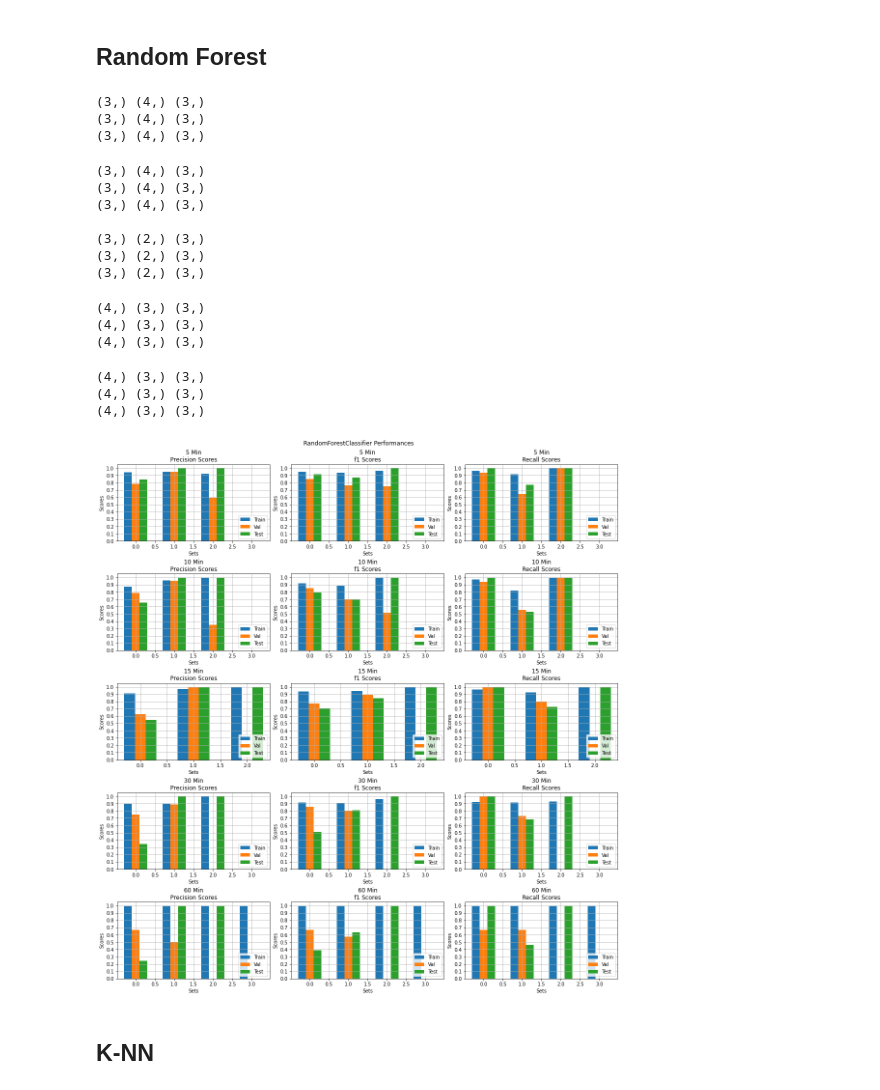
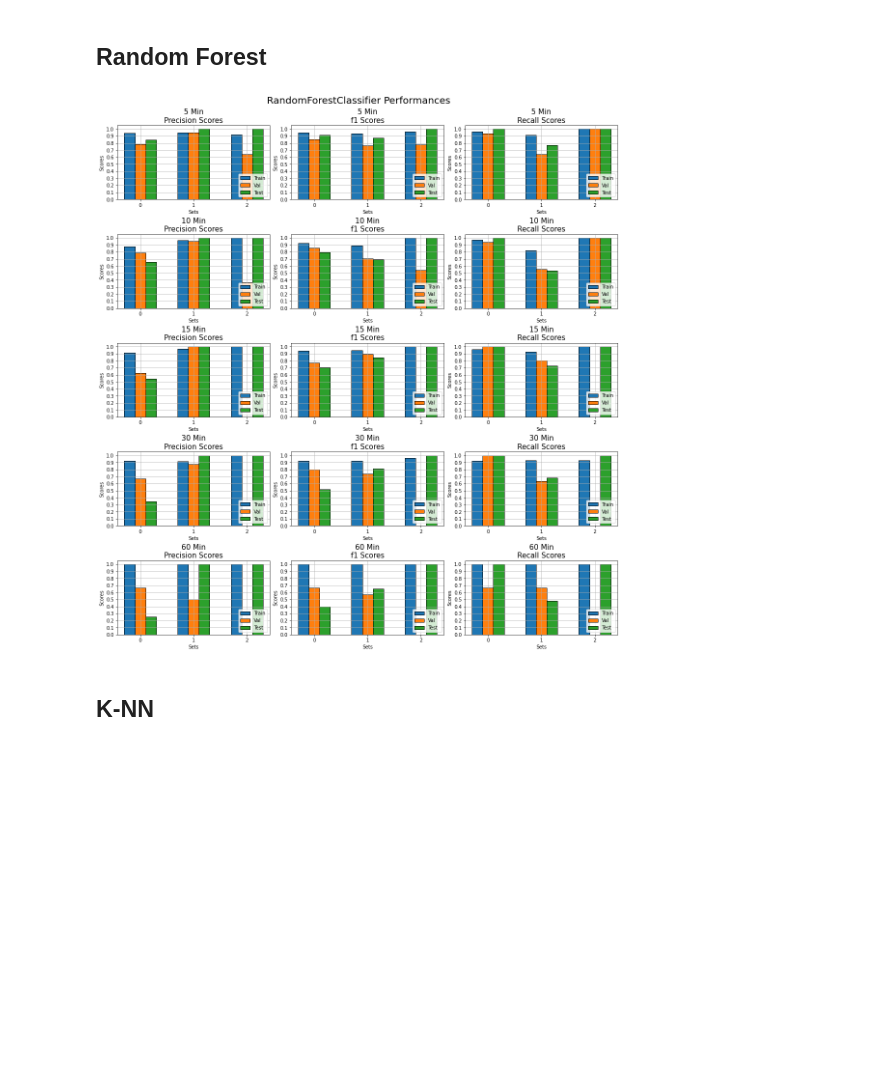
Before and after one commit to Hsgngr/KuKu, a Jupyter notebook: training_plot.ipynb, the cells around one changed output. Saved outputs shown, nothing was run; the diff lists cells and outputs as text; code cells hidden in the pictures; blank space fills up the shorter version.

Commit message:
model prediction plots

```diff
--- a/training_plot.ipynb
+++ b/training_plot.ipynb
@@ -100,16 +124,17 @@ def plot_class_histograms_to_row(axs, df_timed_dct_single_time, time_offset, max
     axs[3].hist(y_test, bins=np.arange(max_class_idx+1), label='Test', color='y')
 
     for ax in axs:
+        ax.set_title(f'Time Offset: {time_offset}', fontsize=15)
         ax.set_xlabel('Classes', fontsize=13)
         ax.set_ylabel('Counts', fontsize=13)
         ax.set_xticks(np.arange(max_class_idx+1))
         ax.legend(loc=1, fontsize=13)
 
-def plot_class_histograms(df_timed_dct, max_classes=7):
+def plot_class_histograms(df_timed_dct, max_class_idx=6):
     fig, axs = plt.subplots(5, 4, figsize=(15,16), constrained_layout=True)
-    fig.suptitle('Class Histograms of Each Time Step')
+    fig.suptitle('Class Histograms of Each Time Step', fontsize=20)
     for i, (time_offset, df_timed_dct_single_time) in enumerate(df_timed_dct.items()):
-        plot_class_histograms_to_row(axs[i], df_timed_dct_single_time, time_offset, max_classes)
+        plot_class_histograms_to_row(axs[i], df_timed_dct_single_time, time_offset, max_class_idx)
     plt.show()
     return fig
 # %%
@@ -121,10 +146,9 @@ fig = plot_class_histograms(_df_timed_dct)
 2, 2, 1
 # %%
 # Drop the rows with low accuring target weather classes
-# 3 seems like will be enough
-CLASS_IDX_BOUNDARY = 3
+# 2 seems like will be enough
+CLASS_IDX_BOUNDARY = 2
 
-import copy
 _df_timed_dct = copy.deepcopy(df_timed_dct)
 
 df_timed_dct_subset = {}
@@ -133,6 +157,6 @@ for time_offset, df_timed in _df_timed_dct.items():
     for typ, d_set in df_timed.items():
         df_timed_dct_subset[time_offset][typ] = d_set[d_set['TARGET_WEATHER']<=CLASS_IDX_BOUNDARY].copy()
 # %%
-fig = plot_class_histograms(df_timed_dct_subset, max_classes=CLASS_IDX_BOUNDARY)
+fig = plot_class_histograms(df_timed_dct_subset, max_class_idx=CLASS_IDX_BOUNDARY+1)
 #fig.savefig('Weather_Classes-After.jpeg')
 # %% [output]
@@ -170,11 +194,6 @@ def get_classification_metrics(y_train, y_val, y_test, y_pred_train, y_pred_val,
     val_prec, val_rec, val_f1, val_sup = precision_recall_fscore_support(y_val, y_pred_val)
     #test_acc = accuracy_score(y_test, y_pred_test)
     test_prec, test_rec, test_f1, test_sup = precision_recall_fscore_support(y_test, y_pred_test)
-
-    print(train_prec.shape, val_prec.shape, test_prec.shape)
-    print(train_rec.shape, val_rec.shape, test_rec.shape)
-    print(train_f1.shape, val_f1.shape, test_f1.shape)
-    print()
 
     train_prec_full = np.zeros((max_class_id+1,))
     train_rec_full = np.zeros((max_class_id+1,))
@@ -203,7 +222,7 @@ def get_classification_metrics(y_train, y_val, y_test, y_pred_train, y_pred_val,
 
     #classes = [train_classes,val_classes,test_classes]
 
-    return prec, rec, f1, max_class_id
+    return prec, rec, f1
 
     if verbose:
         print("Train Acc: {}".format(train_acc))
@@ -280,24 +302,8 @@ def plot_model_performance(model, data, save=False):
 ## Random Forest
 # %%
 model = RandomForestClassifier(max_depth=5, random_state=0)
-plot_model_performance(model, df_timed_dct_subset, save=False)
+plot_model_performance(model, df_timed_dct_subset, save=True)
 # %% [output]
-(3,) (4,) (3,)
-(3,) (4,) (3,)
-(3,) (4,) (3,)
-(3,) (4,) (3,)
-(3,) (4,) (3,)
-(3,) (4,) (3,)
-
-(3,) (2,) (3,)
-(3,) (2,) (3,)
-(3,) (2,) (3,)
-(4,) (3,) (3,)
-(4,) (3,) (3,)
-(4,) (3,) (3,)
-(4,) (3,) (3,)
-(4,) (3,) (3,)
-(4,) (3,) (3,)
-[figure, old version]
+[figure, new version]
 # %% [markdown]
 ## K-NN
```
Also changed, not shown: parts of 10 cells of this notebook.
